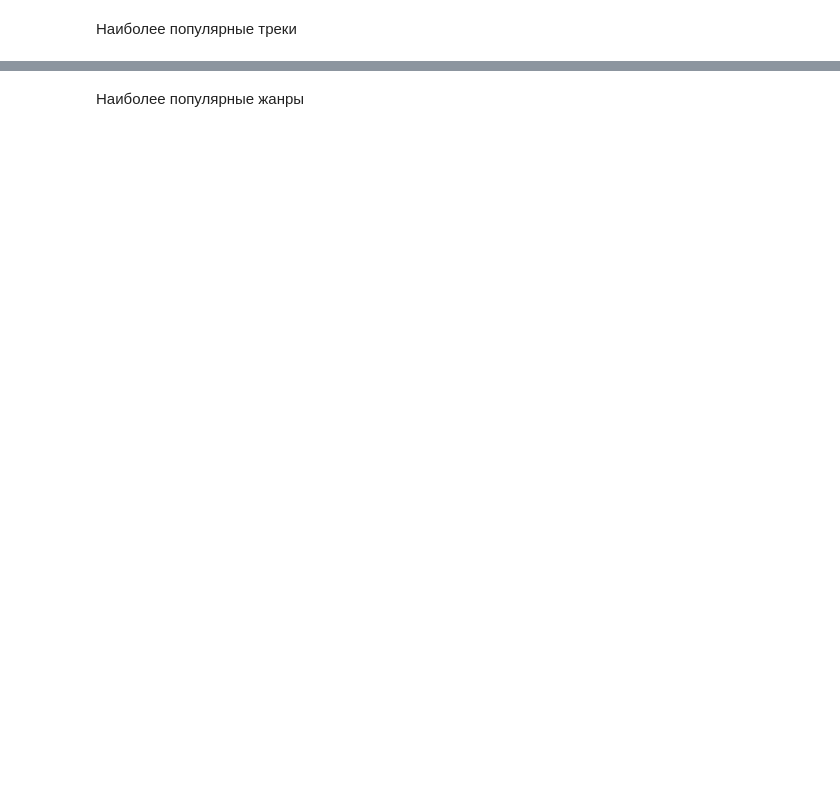
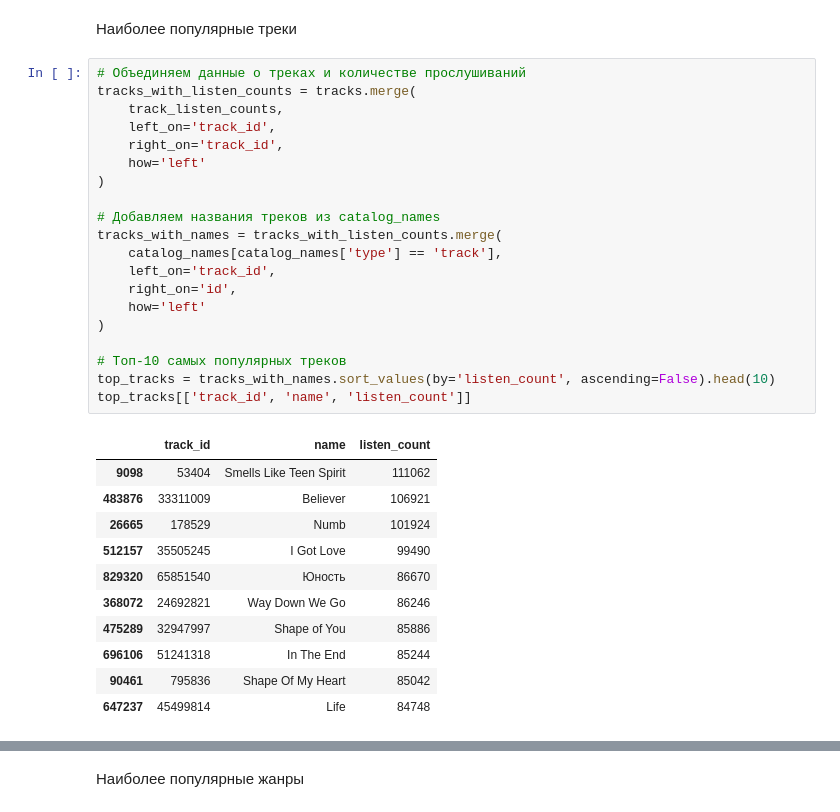
Before and after one commit to Krestom/mle-project-sprint-4-v001, a Jupyter notebook: recommendations.ipynb, the cells around one changed output, grey strips where cells are left out. Drawn from its saved outputs; the diff is of its cells as text; blank space fills up the shorter version.

```diff
--- a/recommendations.ipynb
+++ b/recommendations.ipynb
@@ -144,2 +175,34 @@ interactions.sample(10)
 # %% [markdown]
 Наиболее популярные треки
+# %%
+# Объединяем данные о треках и количестве прослушиваний
+tracks_with_listen_counts = tracks.merge(
+    track_listen_counts,
+    left_on='track_id',
+    right_on='track_id',
+    how='left'
+)
+
+# Добавляем названия треков из catalog_names
+tracks_with_names = tracks_with_listen_counts.merge(
+    catalog_names[catalog_names['type'] == 'track'],
+    left_on='track_id',
+    right_on='id',
+    how='left'
+)
+
+# Топ-10 самых популярных треков
+top_tracks = tracks_with_names.sort_values(by='listen_count', ascending=False).head(10)
+top_tracks[['track_id', 'name', 'listen_count']]
+# %% [output]
+|  | track_id | name | listen_count |
+| 9098 | 53404 | Smells Like Teen Spirit | 111062 |
+| 483876 | 33311009 | Believer | 106921 |
+| 26665 | 178529 | Numb | 101924 |
+| 512157 | 35505245 | I Got Love | 99490 |
+| 829320 | 65851540 | Юность | 86670 |
+| 368072 | 24692821 | Way Down We Go | 86246 |
+| 475289 | 32947997 | Shape of You | 85886 |
+| 696106 | 51241318 | In The End | 85244 |
+| 90461 | 795836 | Shape Of My Heart | 85042 |
+| 647237 | 45499814 | Life | 84748 |
```
Also changed, not shown: parts of 37 cells of this notebook, 1 other file.
